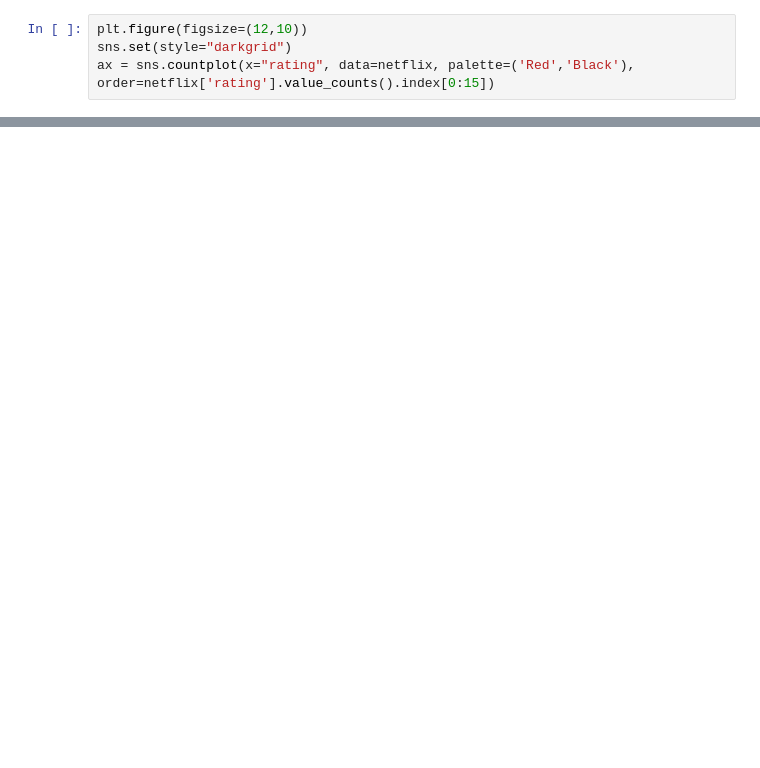
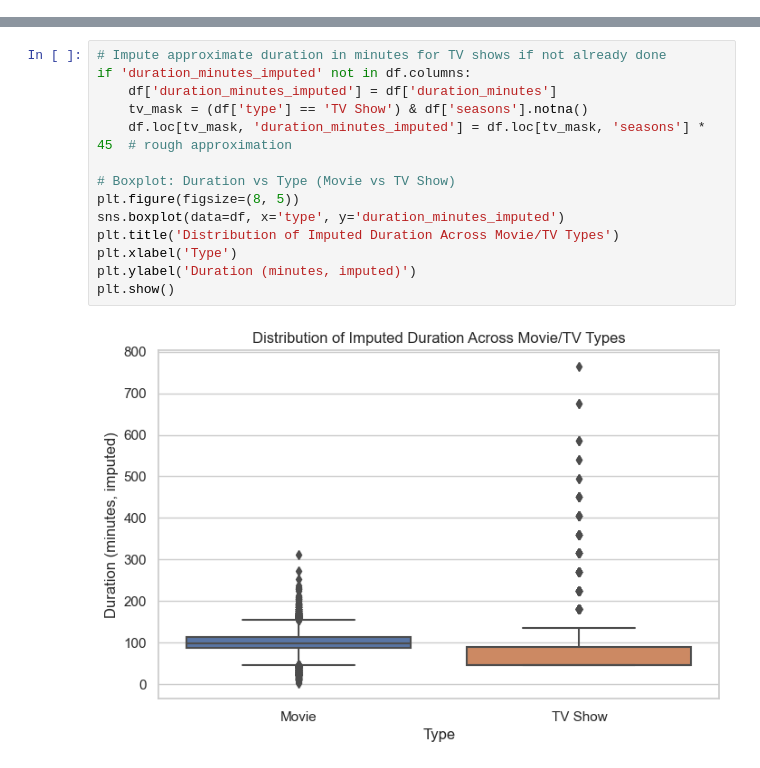
Before and after one commit to abammidi/datascience_projects, a Jupyter notebook: 02-netflix-popularity-eda/netflix_popularity_eda.ipynb, the cells around one changed output, grey strips where cells are left out. Drawn from its saved outputs; the diff is of its cells as text; blank space fills up the shorter version.

```diff
--- a/02-netflix-popularity-eda/netflix_popularity_eda.ipynb
+++ b/02-netflix-popularity-eda/netflix_popularity_eda.ipynb
@@ -197,4 +0,0 @@ here we discover that UR and NR is the same rating(unrated,Not rated Uncut/exten
-# %%
-plt.figure(figsize=(12,10))
-sns.set(style="darkgrid")
-ax = sns.countplot(x="rating", data=netflix, palette=('Red','Black'), order=netflix['rating'].value_counts().index[0:15])
@@ -560,0 +131,16 @@ There are many different genre available on Netflix to attract wide range of sub
+# %%
+# Impute approximate duration in minutes for TV shows if not already done
+if 'duration_minutes_imputed' not in df.columns:
+    df['duration_minutes_imputed'] = df['duration_minutes']
+    tv_mask = (df['type'] == 'TV Show') & df['seasons'].notna()
+    df.loc[tv_mask, 'duration_minutes_imputed'] = df.loc[tv_mask, 'seasons'] * 45  # rough approximation
+
+# Boxplot: Duration vs Type (Movie vs TV Show)
+plt.figure(figsize=(8, 5))
+sns.boxplot(data=df, x='type', y='duration_minutes_imputed')
+plt.title('Distribution of Imputed Duration Across Movie/TV Types')
+plt.xlabel('Type')
+plt.ylabel('Duration (minutes, imputed)')
+plt.show()
+# %% [output]
+[figure, added]
```
Also changed, not shown: parts of 105 cells of this notebook, 1 other file.
